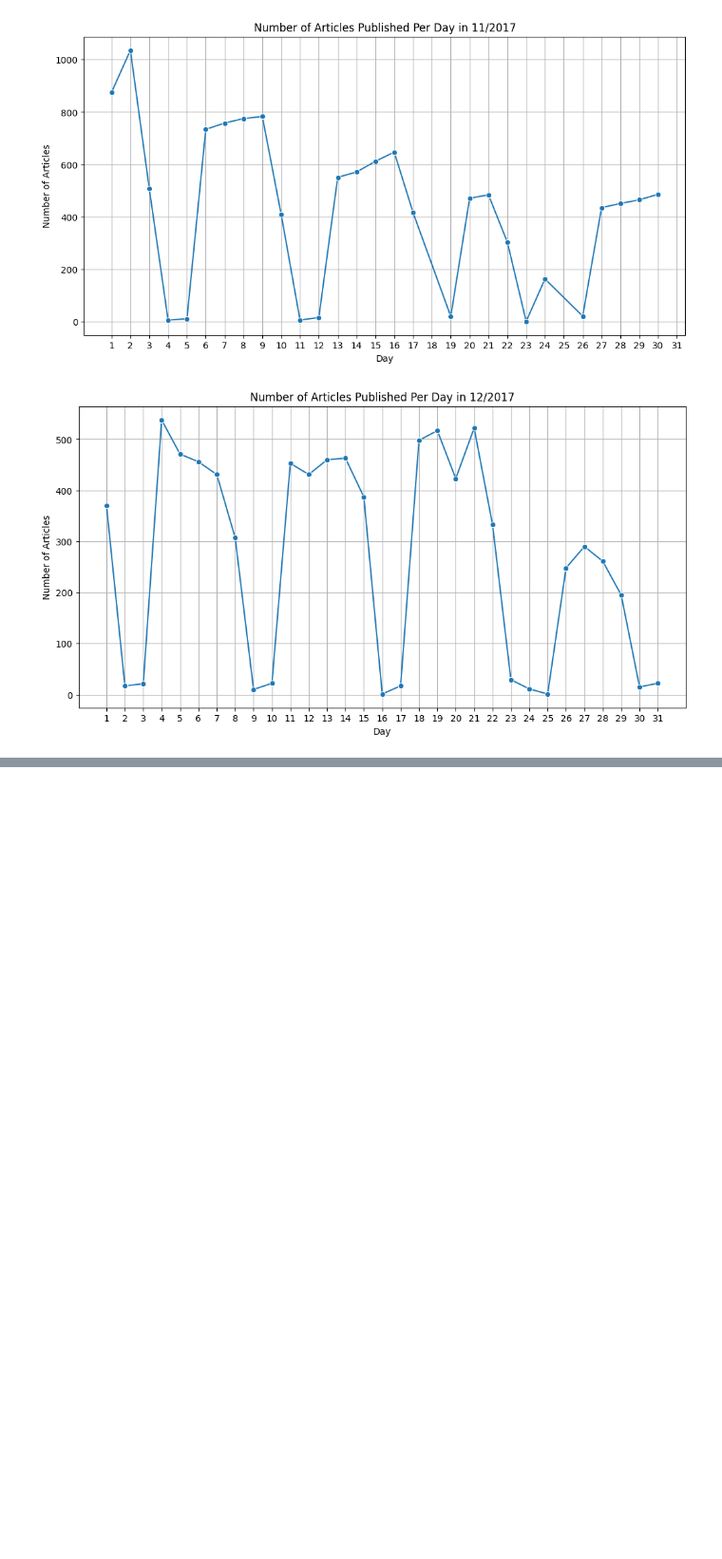
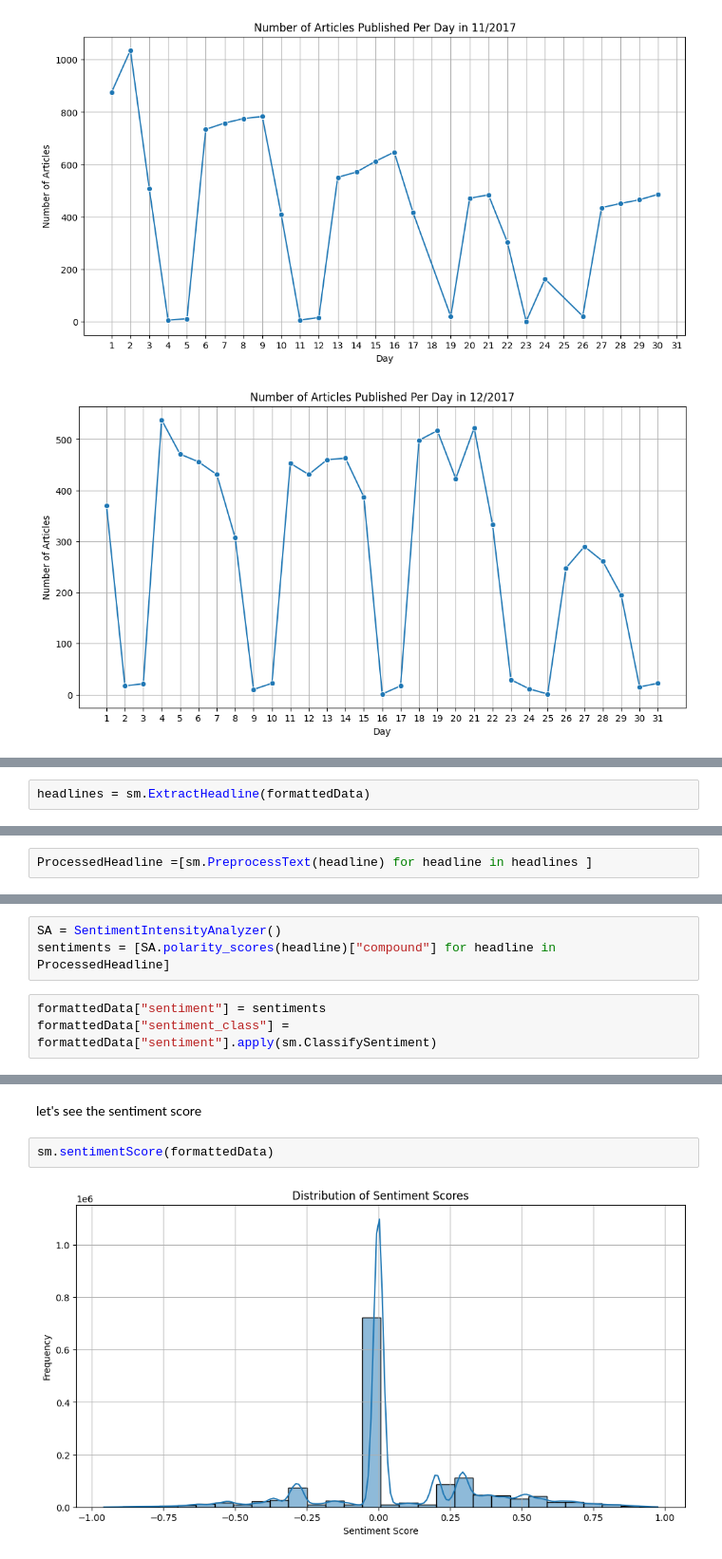
Before and after one commit to Tsegaye16/10-Accademy-week-1, a Jupyter notebook: notebooks/model.ipynb, the cells around one changed output, grey strips where cells are left out. Shown at 95% size. Saved outputs shown, nothing was run; the diff lists cells and outputs as text; blank space fills up the shorter version.

```diff
--- a/notebooks/model.ipynb
+++ b/notebooks/model.ipynb
@@ -189,0 +221,2 @@ eda.DailyArticlesPublishedEachMonth(formattedData)
+# %%
+headlines = sm.ExtractHeadline(formattedData)
@@ -189,0 +225,2 @@ eda.DailyArticlesPublishedEachMonth(formattedData)
+# %%
+ProcessedHeadline =[sm.PreprocessText(headline) for headline in headlines ]
@@ -189,0 +236,6 @@ eda.DailyArticlesPublishedEachMonth(formattedData)
+# %%
+SA = SentimentIntensityAnalyzer()
+sentiments = [SA.polarity_scores(headline)["compound"] for headline in ProcessedHeadline]
+# %%
+formattedData["sentiment"] = sentiments
+formattedData["sentiment_class"] = formattedData["sentiment"].apply(sm.ClassifySentiment)
@@ -189,0 +314,6 @@ eda.DailyArticlesPublishedEachMonth(formattedData)
+# %% [markdown]
+let's see the sentiment score
+# %%
+sm.sentimentScore(formattedData)
+# %% [output]
+[figure, added]
```
Also changed, not shown: parts of 37 cells of this notebook, 2 other files.
